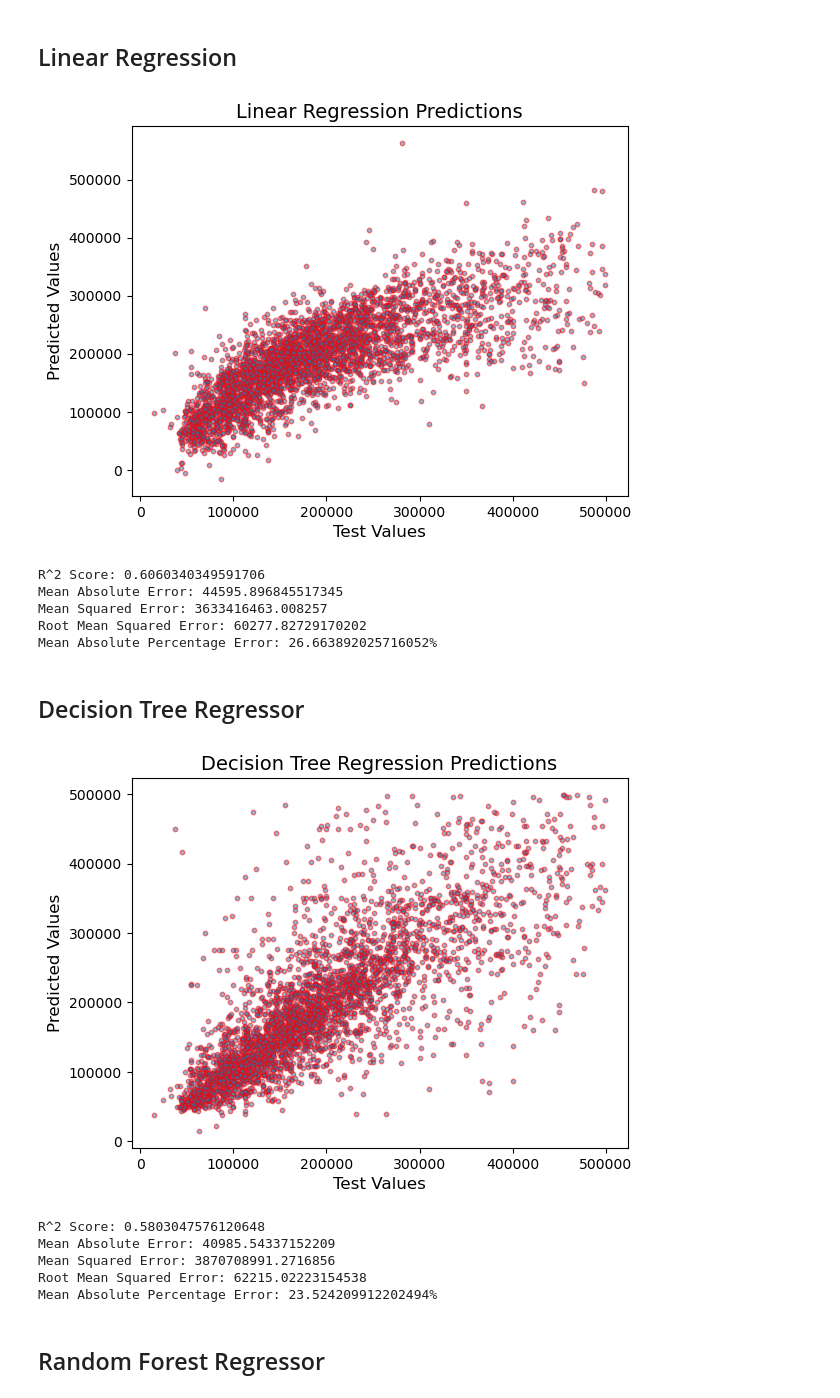
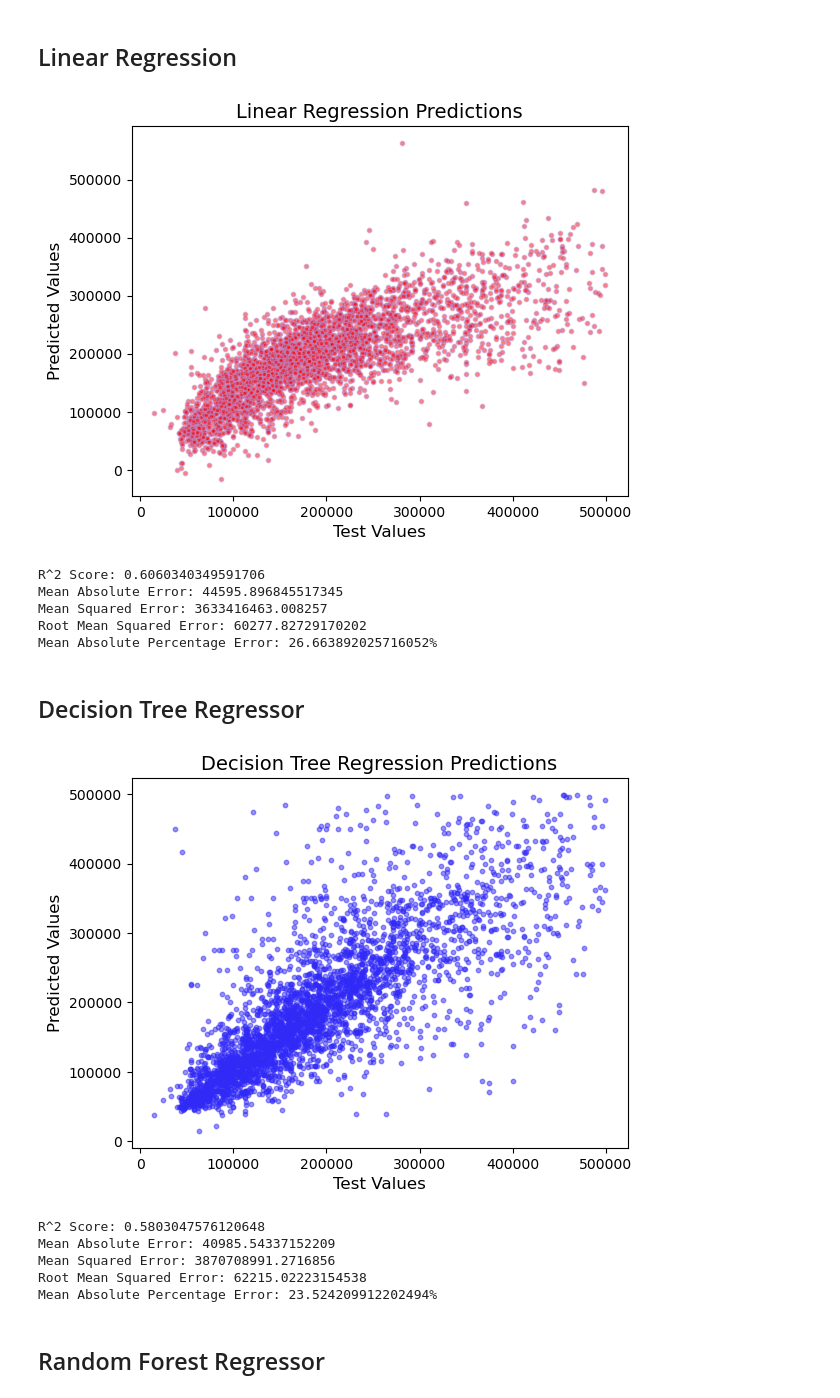
Before and after one commit to dilne/CaliforniaHousing, a Jupyter notebook: California Housing.ipynb, the cells around one changed output. Saved outputs shown, nothing was run; the diff lists cells and outputs as text; code cells hidden in the pictures.

```diff
--- a/California Housing.ipynb
+++ b/California Housing.ipynb
@@ -13,6 +13,9 @@ from sklearn.metrics import mean_absolute_error, mean_squared_error, r2_score
 
 import warnings
 warnings.filterwarnings('ignore', category=FutureWarning)
+
+graph_color = '#312af7'
+edgecolor = '#BB8FCE'
 # %% [markdown]
 ## Load the csv
 # %%
@@ -533,3 +540,15 @@ Name: 18539, dtype: float64
+# %%
+def print_model_performance(y_test, prediction):
+    r2 = r2_score(y_test, prediction)
+    print(f'R^2 Score: {r2}')
+    mae = mean_absolute_error(y_test, prediction)
+    print(f'Mean Absolute Error: {mae}')
+    mse = mean_squared_error(y_test, prediction)
+    print(f'Mean Squared Error: {mse}')
+    rmse = np.sqrt(mse)
+    print(f'Root Mean Squared Error: {rmse}')
+    mape = np.mean(np.abs((y_test - prediction) / y_test)) * 100
+    print(f'Mean Absolute Percentage Error: {mape}%')
 # %% [markdown]
 ## Linear Regression
 # %%
@@ -541,25 +559,15 @@ model = reg.fit(X_train, y_train)
 prediction = model.predict(X_test)
 # %%
 fig, ax = plt.subplots()
-
-ax.scatter(y_test, prediction, alpha=0.5, edgecolors='r', s=10)
+ax.scatter(y_test, prediction, alpha=0.5, color='r', edgecolors=edgecolor, s=10)
 ax.set_title('Linear Regression Predictions', fontsize=14)
 ax.set_xlabel('Test Values', fontsize=12)
 ax.set_ylabel('Predicted Values', fontsize=12)
 plt.show()
 
-r2 = r2_score(y_test, prediction)
-print(f'R^2 Score: {r2}')
-mae = mean_absolute_error(y_test, prediction)
-print(f'Mean Absolute Error: {mae}')
-mse = mean_squared_error(y_test, prediction)
-print(f'Mean Squared Error: {mse}')
-rmse = np.sqrt(mse)
-print(f'Root Mean Squared Error: {rmse}')
-mape = np.mean(np.abs((y_test - prediction) / y_test)) * 100
-print(f'Mean Absolute Percentage Error: {mape}%')
+print_model_performance(y_test, prediction)
 # %% [output]
-[figure, old version]
+[figure, new version]
 R^2 Score: 0.6060340349591706
 Mean Absolute Error: 44595.896845517345
 Mean Squared Error: 3633416463.008257
@@ -580,24 +583,15 @@ dt.fit(X_train, y_train)
 prediction = dt.predict(X_test)
 # %%
 fig, ax = plt.subplots()
-ax.scatter(y_test, prediction, alpha=0.5, edgecolors='r', s=10)
+ax.scatter(y_test, prediction, alpha=0.5, color=graph_color, edgecolors=graph_color, s=10)
 ax.set_title('Decision Tree Regression Predictions', fontsize=14)
 ax.set_xlabel('Test Values', fontsize=12)
 ax.set_ylabel('Predicted Values', fontsize=12)
 plt.show()
 
-r2 = r2_score(y_test, prediction)
-print(f'R^2 Score: {r2}')
-mae = mean_absolute_error(y_test, prediction)
-print(f'Mean Absolute Error: {mae}')
-mse = mean_squared_error(y_test, prediction)
-print(f'Mean Squared Error: {mse}')
-rmse = np.sqrt(mse)
-print(f'Root Mean Squared Error: {rmse}')
-mape = np.mean(np.abs((y_test - prediction) / y_test)) * 100
-print(f'Mean Absolute Percentage Error: {mape}%')
+print_model_performance(y_test, prediction)
 # %% [output]
-[figure, old version]
+[figure, new version]
 R^2 Score: 0.5803047576120648
 Mean Absolute Error: 40985.54337152209
 Mean Squared Error: 3870708991.2716856
```
Also changed, not shown: parts of 16 cells of this notebook.
